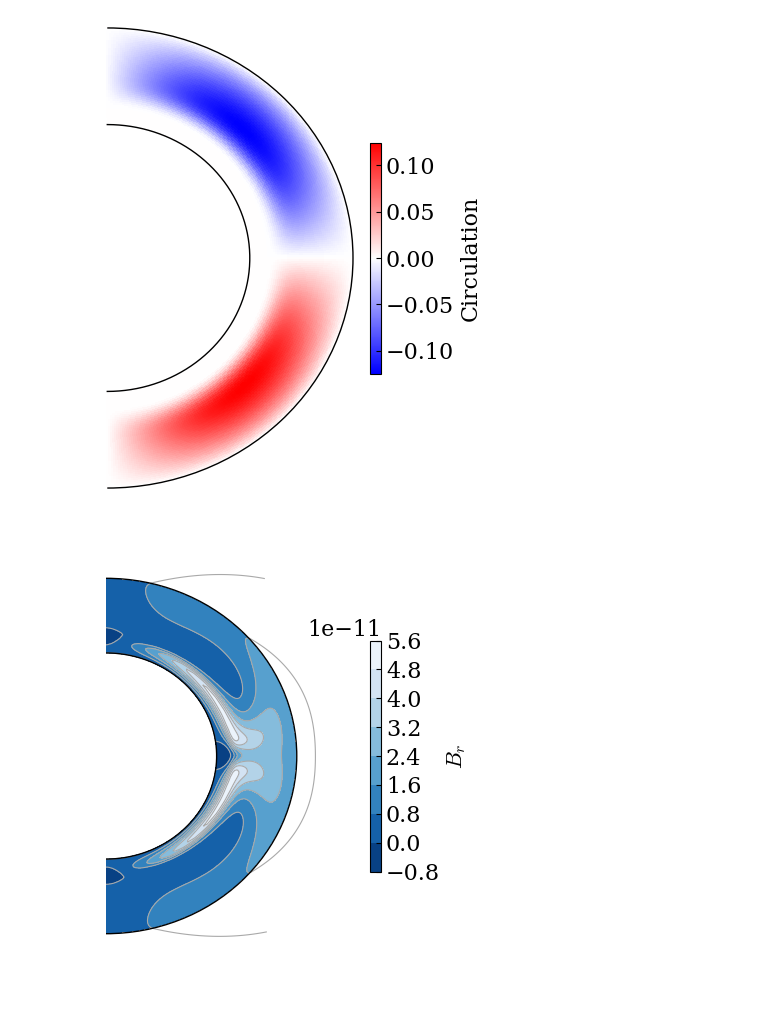
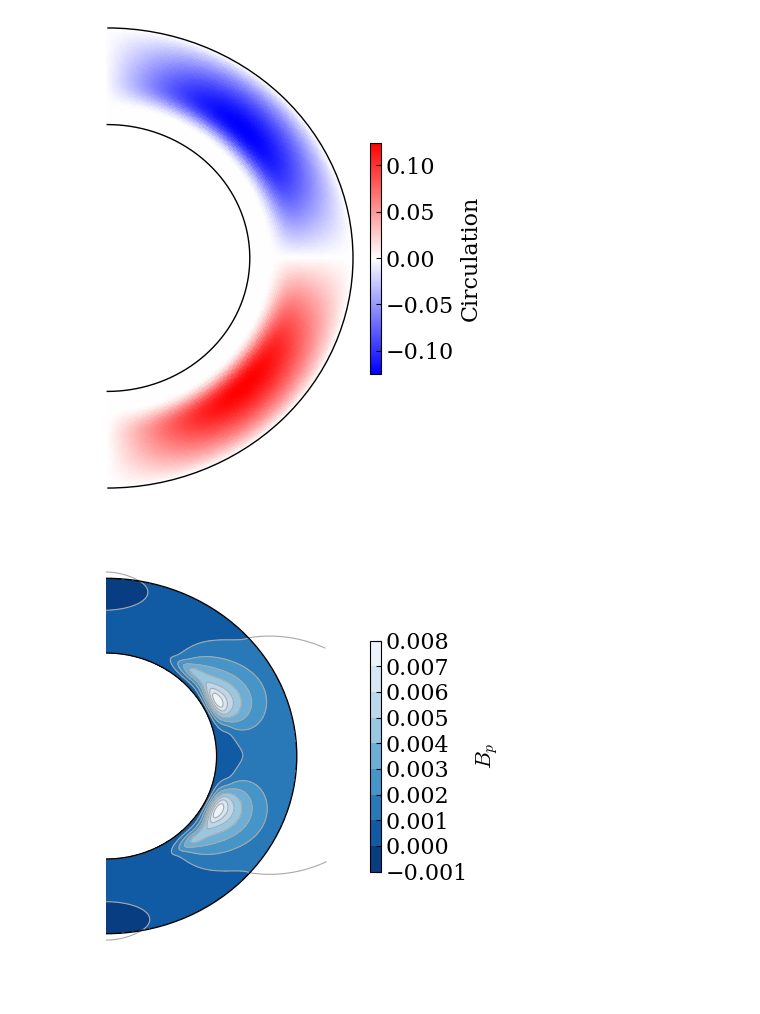
Before and after one commit to sybreton/CTDYN, a Jupyter notebook: notebooks/quickstart.ipynb, the cells around one changed output. Cells and saved outputs as stored; diff of their text form; code cells hidden in the pictures.

```diff
--- a/notebooks/quickstart.ipynb
+++ b/notebooks/quickstart.ipynb
@@ -56,15 +56,15 @@ fig = dyn.plot_meridional_map (r, theta, mesh,
 # %% [output]
 [figure]
 # %%
-ii, time = 1, 2
+ii, time = 1, 1
 # %%
 filename = "{}/pfld.{}.t{}.A00".format (dir_out, str (ii).zfill (6),
                                         str (time).zfill (2))
 r, theta, mesh = dyn.read_field_map (filename)
-fig = dyn.plot_meridional_map (r, theta, mesh, label=r"$B_r$",
+fig = dyn.plot_meridional_map (r, theta, mesh, label=r"$B_p$",
                                mode="contourf")
 # %% [output]
-[figure, old version]
+[figure, new version]
 # %%
 filename = "{}/tfld.{}.t{}.A00".format (dir_out, str (ii).zfill (6),
                                         str (time).zfill (2))
```
Also changed, not shown: parts of 4 cells of this notebook, 2 other files.
